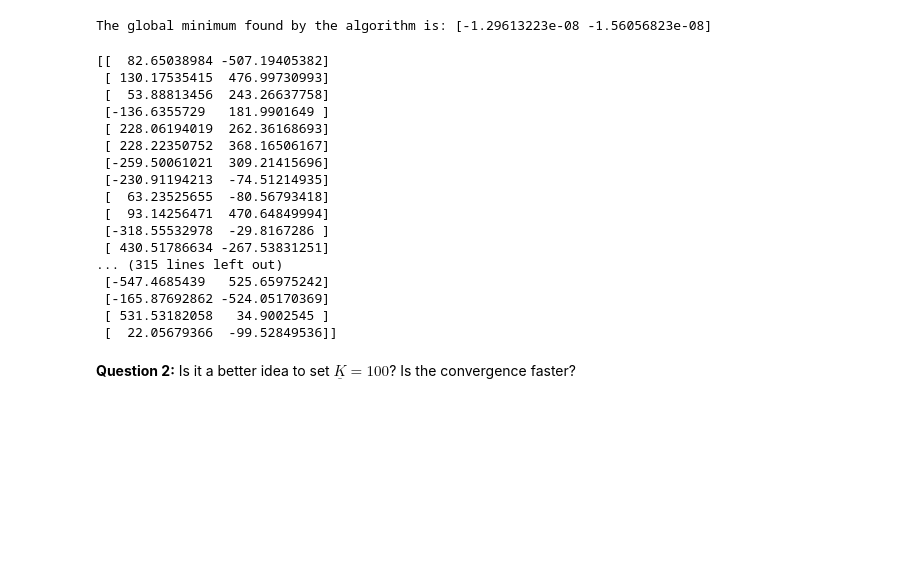
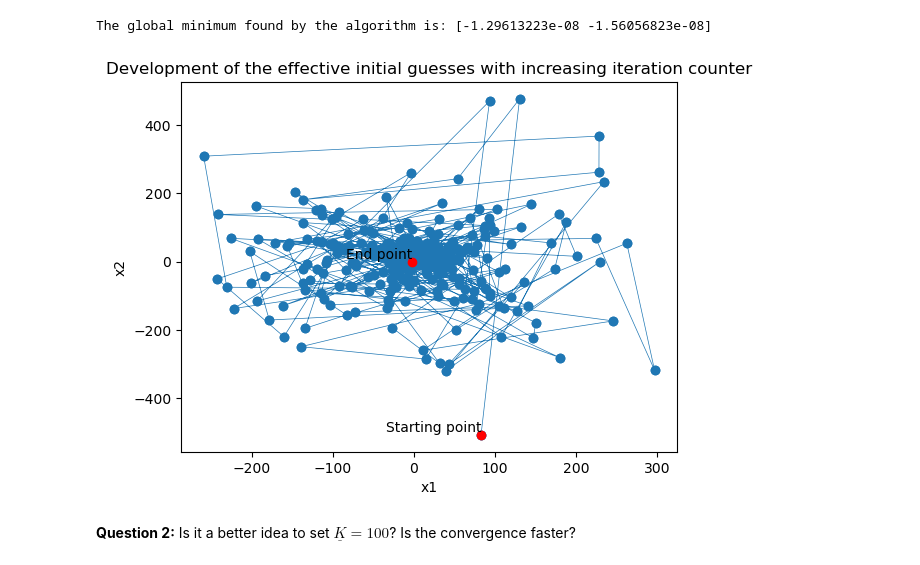
Before and after one commit to NumEconCopenhagen/projects-2023-shashi-buhle, a Jupyter notebook: Exam-2023/Exam-2023-notebook.ipynb, the cells around one changed output. Drawn from its saved outputs; the diff is of its cells as text; code cells hidden in the pictures; blank space fills up the shorter version.

```diff
--- a/Exam-2023/Exam-2023-notebook.ipynb
+++ b/Exam-2023/Exam-2023-notebook.ipynb
@@ -252,18 +252,18 @@ num_max_iters = 1000
 
 # step 3: Defining the refined_global_opimizer according to the algorithm
 def refined_global_optimizer_griewank(bounds, tolerance, num_warmup_iters, num_max_iters):
-    initial_guesses_list = []                                                   #setting up empty list to store values
+    eff_initial_guesses_list = []                                               #setting up empty list to store values
     current_best = None
 
     for k in range(num_max_iters):
         x_k = np.random.uniform(bounds[0], bounds[1], size=len(bounds))         #step 3A
-        initial_guesses_list.append(x_k)                                        #appending initial guesses to the list
 
         if k >= num_warmup_iters:
             chi_k = 0.5 * (2/(1 + np.exp((k - num_warmup_iters) / 100)))        #step 3C
             x_k0 = chi_k * x_k + (1-chi_k) * current_best                       #step 3D
         else:
             x_k0 = x_k                                                          #step 3B
+        eff_initial_guesses_list.append(x_k0)                                   #appending effective initial guesses to the list
 
         result = minimize(griewank, x_k0, method='BFGS', tol=tolerance)         #step 3E
         x_kstar = result.x
@@ -275,37 +275,14 @@ def refined_global_optimizer_griewank(bounds, tolerance, num_warmup_iters, num_m
             break
 
     # step 4: Returning the result
-    return current_best, initial_guesses_list
+    return current_best, eff_initial_guesses_list
 
 
 # Call the refined_global_optimizer_griewank function
-Best_result, initial_guesses_global_list = refined_global_optimizer_griewank(bounds, tolerance, num_warmup_iters, num_max_iters)
+Best_result, eff_initial_guesses_global_list = refined_global_optimizer_griewank(bounds, tolerance, num_warmup_iters, num_max_iters)
 
 
 # Print the best solution for a global minimum with the global optimizer
 print("The global minimum found by the algorithm is:", Best_result)
 # %% [output]
 The global minimum found by the algorithm is: [-1.29613223e-08 -1.56056823e-08]
-# %%
-# Setting up a plot to show how the initial guesses x_k0 vary with the iteration counter k
-initial_guesses_global_list = np.array(initial_guesses_global_list)
-
-print(initial_guesses_global_list)
-# %% [output]
-[[  82.65038984 -507.19405382]
- [ 130.17535415  476.99730993]
- [  53.88813456  243.26637758]
- [-136.6355729   181.9901649 ]
- [ 228.06194019  262.36168693]
- [ 228.22350752  368.16506167]
- [-259.50061021  309.21415696]
- [-230.91194213  -74.51214935]
- [  63.23525655  -80.56793418]
- [  93.14256471  470.64849994]
- [-318.55532978  -29.8167286 ]
- [ 430.51786634 -267.53831251]
-... (315 lines left out)
- [-547.4685439   525.65975242]
- [-165.87692862 -524.05170369]
- [ 531.53182058   34.9002545 ]
- [  22.05679366  -99.52849536]]
@@ -357,3 +289,21 @@ plt.show()
+# %%
+# Setting up a plot to show how the initial guesses x_k0 vary with the iteration counter k
+eff_initial_guesses_global_list = np.array(eff_initial_guesses_global_list)
+x = eff_initial_guesses_global_list[:, 0]
+y = eff_initial_guesses_global_list[:, 1]
+plt.figure
+plt.scatter(x, y)  # Exclude first and last points from scatter plot
+plt.plot(x, y, '-o', linewidth=0.5)
+plt.plot(x[0], y[0], '-o', linewidth=0.5, color='red')
+plt.plot(x[-1], y[-1], '-o', linewidth=0.5, color='red')
+plt.text(x[0], y[0], 'Starting point', ha='right', va='bottom')
+plt.text(x[-1], y[-1], 'End point', ha='right', va='bottom')
+plt.xlabel('x1')
+plt.ylabel('x2')
+plt.title('Development of the effective initial guesses with increasing iteration counter')
+plt.show()
+# %% [output]
+[figure, added]
 # %% [markdown]
 **Question 2:** Is it a better idea to set $\underline{K} = 100$? Is the convergence faster?
 # %%
```
Also changed, not shown: parts of 1 cell of this notebook.
